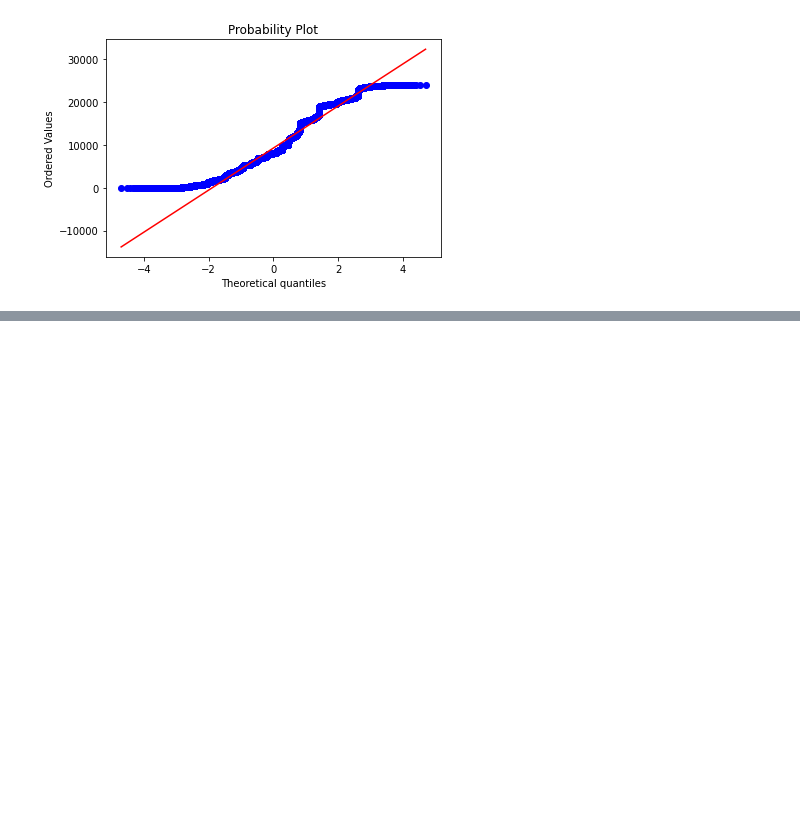
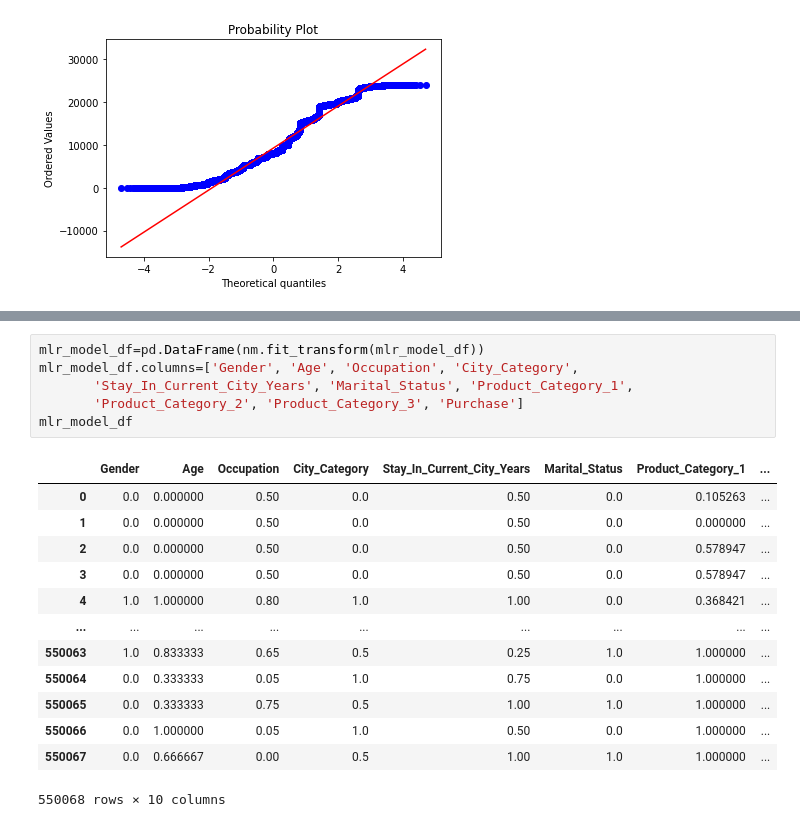
Before and after one commit to Blutronics/MultipleRegression, a Jupyter notebook: Black_Friday_Prediction.ipynb, the cells around one changed output, grey strips where cells are left out. Cells and saved outputs as stored; diff of their text form; blank space fills up the shorter version.

```diff
--- a/Black_Friday_Prediction.ipynb
+++ b/Black_Friday_Prediction.ipynb
@@ -194,0 +219,20 @@ plt.show()
+# %%
+mlr_model_df=pd.DataFrame(nm.fit_transform(mlr_model_df))
+mlr_model_df.columns=['Gender', 'Age', 'Occupation', 'City_Category',
+       'Stay_In_Current_City_Years', 'Marital_Status', 'Product_Category_1',
+       'Product_Category_2', 'Product_Category_3', 'Purchase']
+mlr_model_df
+# %% [output]
+|  | Gender | Age | Occupation | City_Category | Stay_In_Current_City_Years | Marital_Status | Product_Category_1 | ... |
+| 0 | 0.0 | 0.000000 | 0.50 | 0.0 | 0.50 | 0.0 | 0.105263 | ... |
+| 1 | 0.0 | 0.000000 | 0.50 | 0.0 | 0.50 | 0.0 | 0.000000 | ... |
+| 2 | 0.0 | 0.000000 | 0.50 | 0.0 | 0.50 | 0.0 | 0.578947 | ... |
+| 3 | 0.0 | 0.000000 | 0.50 | 0.0 | 0.50 | 0.0 | 0.578947 | ... |
+| 4 | 1.0 | 1.000000 | 0.80 | 1.0 | 1.00 | 0.0 | 0.368421 | ... |
+| ... | ... | ... | ... | ... | ... | ... | ... | ... |
+| 550063 | 1.0 | 0.833333 | 0.65 | 0.5 | 0.25 | 1.0 | 1.000000 | ... |
+| 550064 | 0.0 | 0.333333 | 0.05 | 1.0 | 0.75 | 0.0 | 1.000000 | ... |
+| 550065 | 0.0 | 0.333333 | 0.75 | 0.5 | 1.00 | 1.0 | 1.000000 | ... |
+| 550066 | 0.0 | 1.000000 | 0.05 | 1.0 | 0.50 | 0.0 | 1.000000 | ... |
+| 550067 | 0.0 | 0.666667 | 0.00 | 0.5 | 1.00 | 1.0 | 1.000000 | ... |
+550068 rows × 10 columns
```
Also changed, not shown: parts of 21 cells of this notebook.
